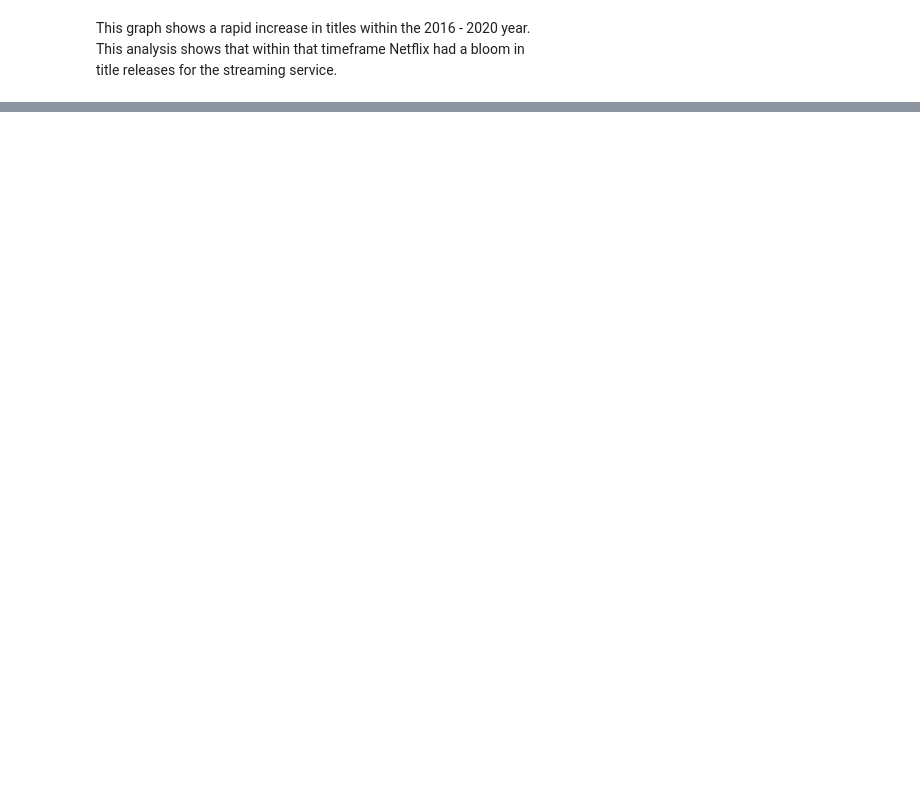
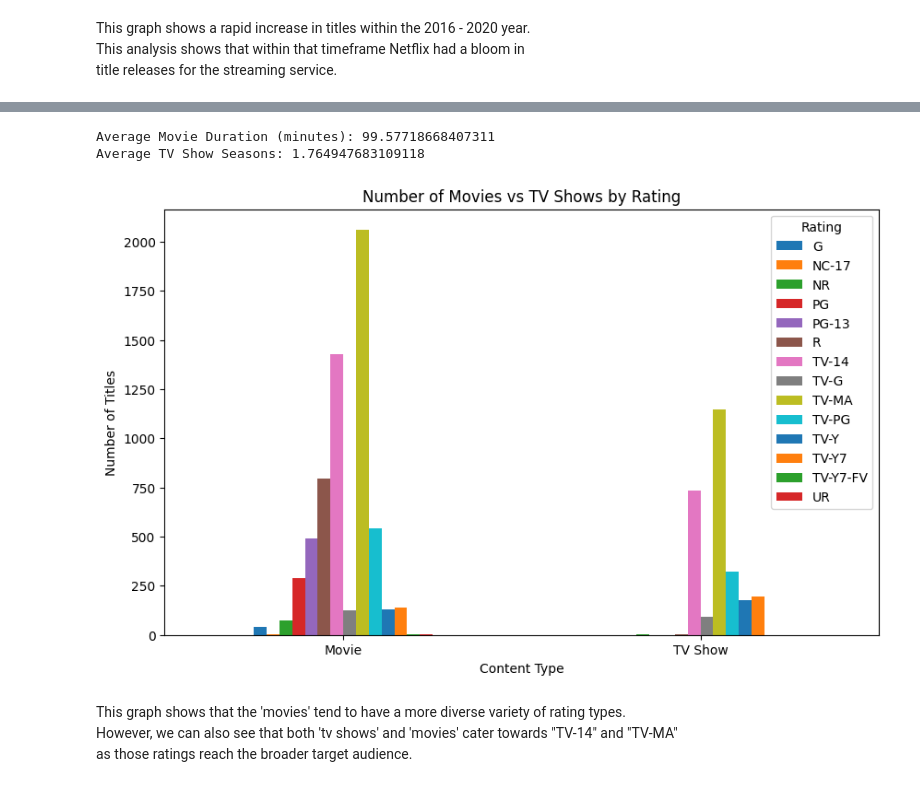
Before and after one commit to dpn34/Data-Analysis-Assignment-1, a Jupyter notebook: notebooks/analysis.ipynb, the cells around one changed output, grey strips where cells are left out. Drawn from its saved outputs; the diff is of its cells as text; code cells hidden in the pictures; blank space fills up the shorter version.

Commit message:
added Q2 and Visual w description

```diff
--- a/notebooks/analysis.ipynb
+++ b/notebooks/analysis.ipynb
@@ -64,0 +85,29 @@ title releases for the streaming service.
+# %%
+movies = df[df['type'] == "Movie"]
+tvShows = df[df['type'] == "TV Show"]
+
+avgMovieDuration = movies['movie_minutes'].mean()
+avgTvSeasons = tvShows['tv_seasons'].mean()
+
+print("Average Movie Duration (minutes):", avgMovieDuration)
+print("Average TV Show Seasons:", avgTvSeasons)
+# %% [output]
+Average Movie Duration (minutes): 99.57718668407311
+Average TV Show Seasons: 1.764947683109118
+# %%
+rating_counts = df.groupby(['type', 'rating']).size().unstack(fill_value=0)
+rating_counts.plot(kind='bar', figsize=(10,6))
+
+plt.title("Number of Movies vs TV Shows by Rating")
+plt.xlabel("Content Type")
+plt.ylabel("Number of Titles")
+plt.xticks(rotation=0)
+plt.legend(title="Rating")
+plt.show()
+# %% [output]
+[figure, added]
+# %% [markdown]
+
+This graph shows that the 'movies' tend to have a more diverse variety of rating types. <br>
+However, we can also see that both 'tv shows' and 'movies' cater towards "TV-14" and "TV-MA" <br>
+as those ratings reach the broader target audience.
```
Also changed, not shown: parts of 4 cells of this notebook.
